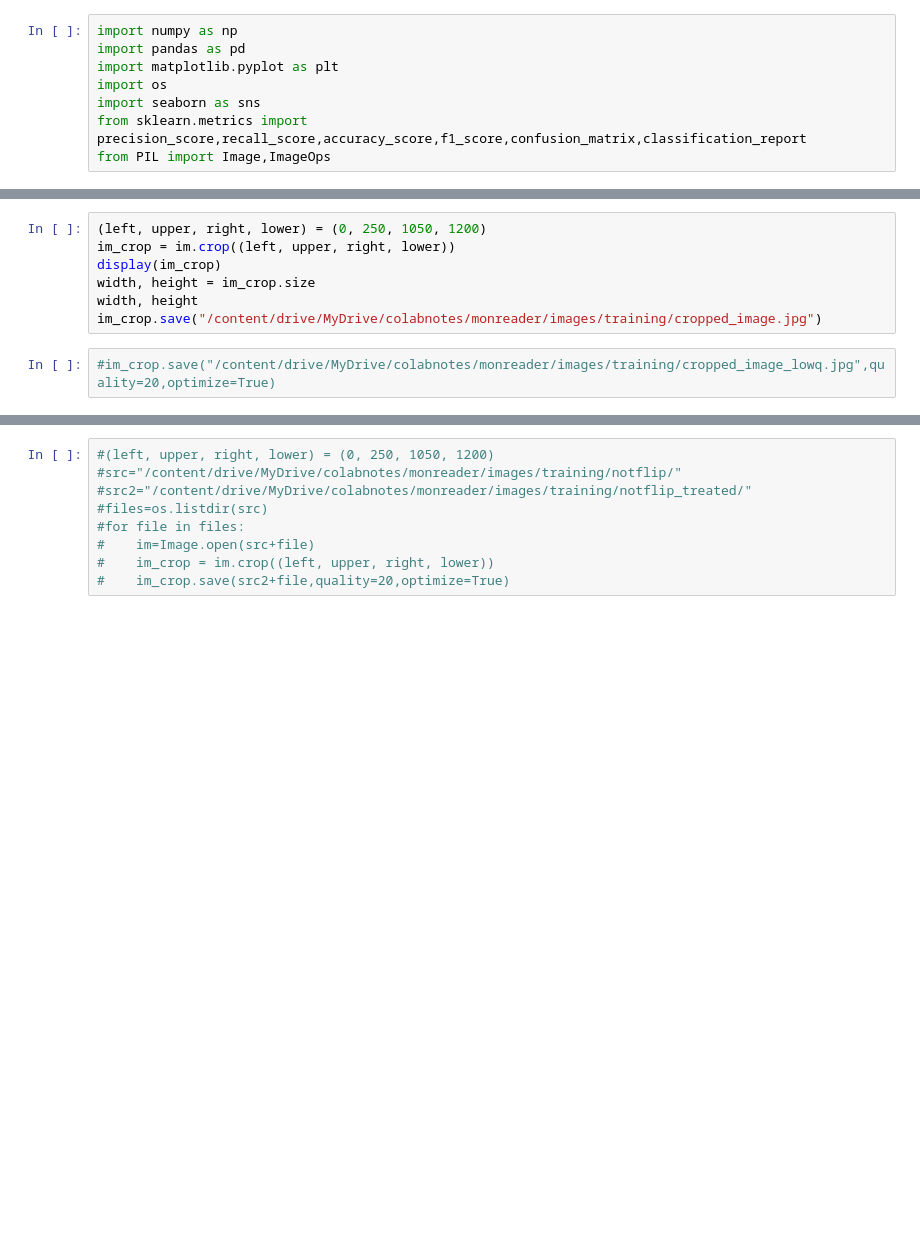
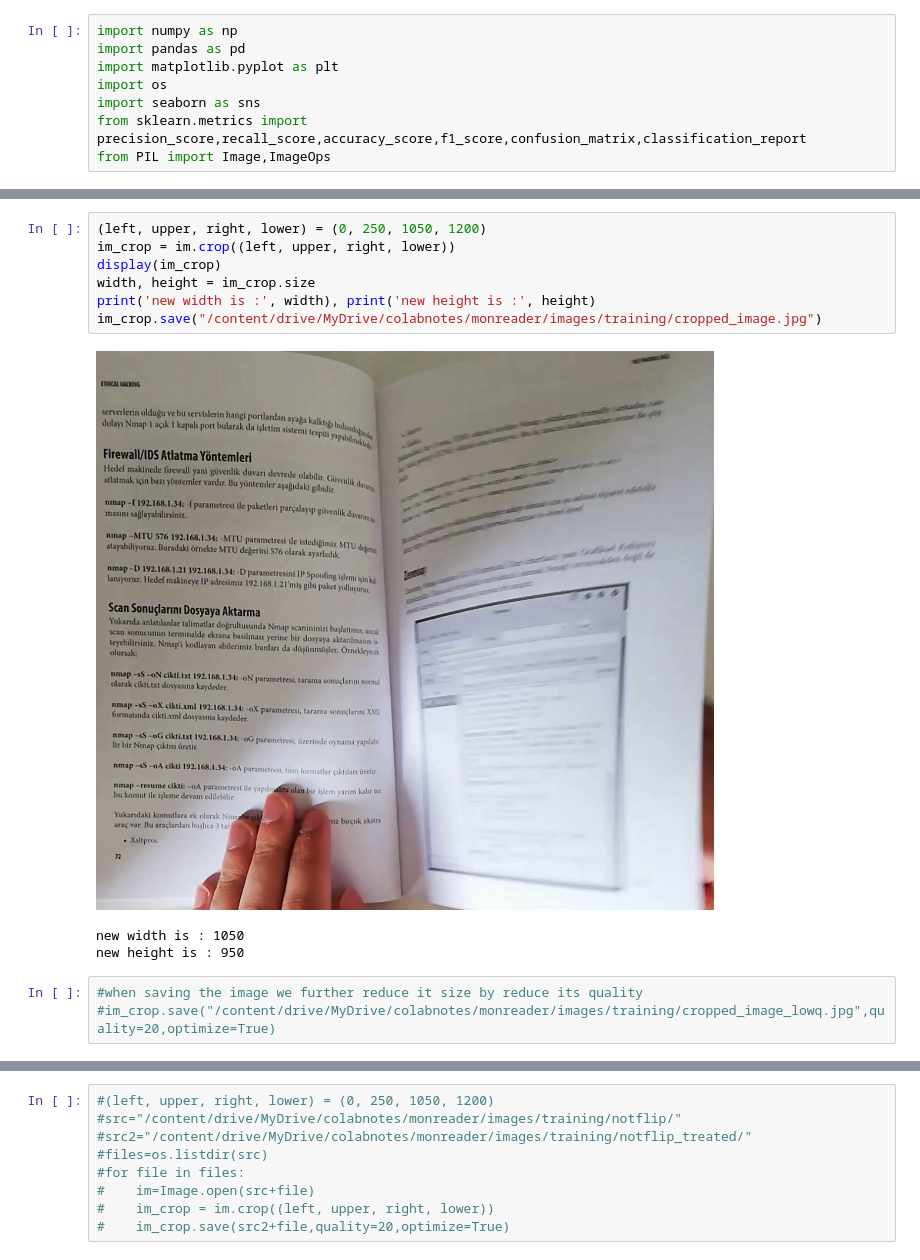
Before and after one commit to gbangout-apziva/MonReader, a Jupyter notebook: monreader.ipynb, the cells around one changed output, grey strips where cells are left out. Saved outputs shown, nothing was run; the diff lists cells and outputs as text; blank space fills up the shorter version.

```diff
--- a/monreader.ipynb
+++ b/monreader.ipynb
@@ -35,9 +44,14 @@ len(im.fp.read())
 # %%
 (left, upper, right, lower) = (0, 250, 1050, 1200)
 im_crop = im.crop((left, upper, right, lower))
 display(im_crop)
 width, height = im_crop.size
-width, height
+print('new width is :', width), print('new height is :', height)
 im_crop.save("/content/drive/MyDrive/colabnotes/monreader/images/training/cropped_image.jpg")
+# %% [output]
+[figure, added]
+new width is : 1050
+new height is : 950
 # %%
+#when saving the image we further reduce it size by reduce its quality
 #im_crop.save("/content/drive/MyDrive/colabnotes/monreader/images/training/cropped_image_lowq.jpg",quality=20,optimize=True)
```
Also changed, not shown: parts of 40 cells of this notebook.
